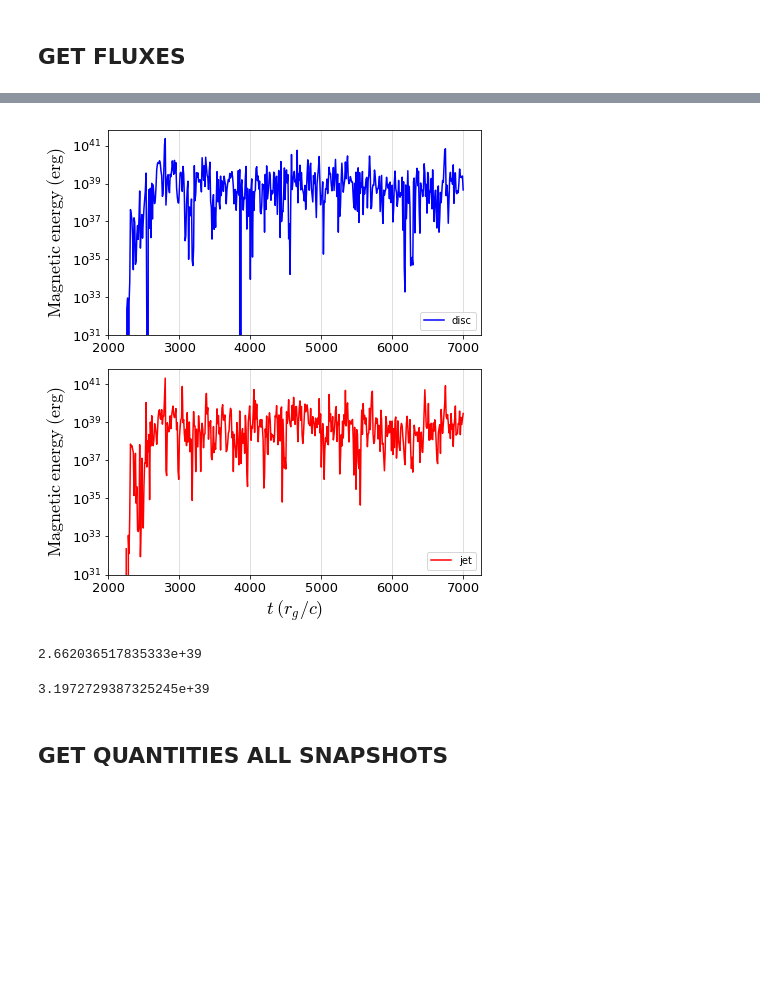
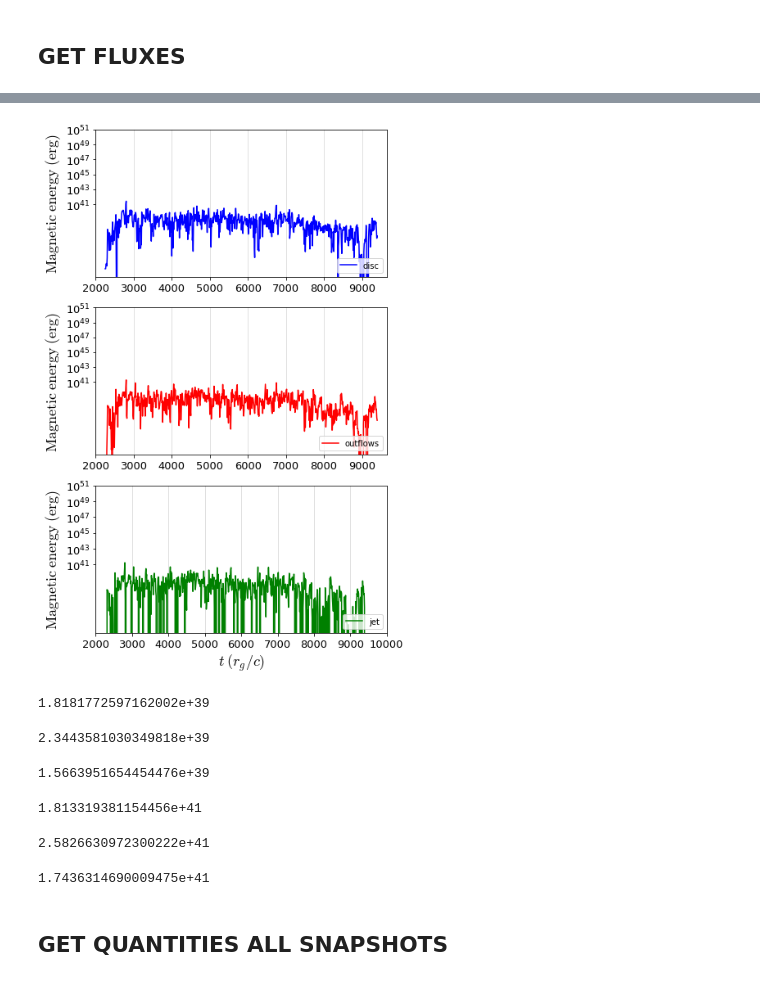
Before and after one commit to outflows/gyst, a Jupyter notebook: characterize.ipynb, the cells around one changed output, grey strips where cells are left out. Cells and saved outputs as stored; diff of their text form; code cells hidden in the pictures; blank space fills up the shorter version.

Commit message:
jet, outflows, disc

```diff
--- a/characterize.ipynb
+++ b/characterize.ipynb
@@ -2827,19 +3011,20 @@ if (savef):
 # %%
-time = list(range(225, 701))
+time = list(range(225, 941))
 time = np.array(time)
 time=10*time
-myfigname = "magenergy_2D.png"
+myfigname = "magenergy_m87.png"
 savef = 0
 
 fontsize=13
 latexsize=18
 
-myfilename_d = "/work/gustavo/gyst/magenergy_2D_disc.dat"
+myfilename_d = "/work/gustavo/gyst/Be105/magenergy_2D_disc.dat"
 mylabel_d = "disc"
 mycolor_d = "blue"
-myfilename_j = "/work/gustavo/gyst/magenergy_2D_jet.dat"
+myfilename_j = "/work/gustavo/gyst/Be105/magenergy_2D_jet.dat"
 mylabel_j = "jet"
 mycolor_j = "red"
+myfilename_jo = "/work/gustavo/gyst/Be105/magenergy_2D_jetonly.dat"
 
 myfile_d = open(myfilename_d, "r")
 mydata_d = pd.read_csv(myfilename_d, header=None)
@@ -2853,55 +3038,93 @@ magenext_j = mydata_j.values
 magenext_j = np.array(magenext_j)
 myfile_j.close()
 
+myfile_jo = open(myfilename_jo, "r")
+mydata_jo = pd.read_csv(myfilename_jo, header=None)
+magenext_jo = mydata_jo.values
+magenext_jo = np.array(magenext_jo)
+myfile_jo.close()
+
 hfont = {'fontname':'Helvetica'}
-fig = plt.figure(figsize=[6.4, 7.2])
+fig = plt.figure(figsize=[6.4, 9.6])
 #fig = plt.figure(figsize=[12.8, 14.4])
-gs = GridSpec(2,1)
+gs = GridSpec(3,1)
 
 ax1 = plt.subplot(gs[0,0])
 ax1.plot(time,magenext_d*B_unit*B_unit*L_unit*L_unit*L_unit, color=mycolor_d, label=mylabel_d)
 #ax1.plot(time,np.log10(magenext_d*B_unit*B_unit*L_unit*L_unit*L_unit), color=mycolor_d, label=mylabel_d)
 ax1.set_yscale('log')
 #_, max_ = plt.ylim()
 #plt.ylim(0,4)
 #plt.xlabel(r"$t\;(10r_g/c)$", fontsize=16)
 plt.ylabel(r"$\mathrm{Magnetic\;energy}\;(\mathrm{erg})$", fontsize=latexsize)
 #plt.ylabel(r"$B^2/8\pi\;(10^{38}\;\mathrm{erg})$", fontsize=18)
-plt.xticks([2000,3000,4000,5000,6000,7000],fontsize=fontsize)
+plt.xticks([2000,3000,4000,5000,6000,7000,8000,9000,10000],fontsize=fontsize)
 plt.setp(ax1.get_xticklabels(), visible=True)
-plt.yticks([10**31,10**33,10**35,10**37,10**39,10**41],fontsize=fontsize)
+plt.yticks([10**41,10**43,10**45,10**47,10**49,10**51],fontsize=fontsize)
 plt.grid(axis='x', alpha=0.5)
 plt.legend(loc='lower right')
 
 ax2 = plt.subplot(gs[1,0], sharex=ax1)
-ax2.plot(time,magenext_j*B_unit*B_unit*L_unit*L_unit*L_unit, color=mycolor_j, label=mylabel_j)
+ax2.plot(time,magenext_j*B_unit*B_unit*L_unit*L_unit*L_unit, color=mycolor_j, label='outflows')
 #ax2.plot(time,np.log10(magenext_j*B_unit*B_unit*L_unit*L_unit*L_unit), color=mycolor_j, label=mylabel_j)
 ax2.set_yscale('log')
 #_, max_ = plt.ylim()
 #plt.ylim(0,4)
-plt.xlim(2000,7250)
-plt.xlabel(r"$t\;(r_g/c)$", fontsize=latexsize)
+plt.xlim(2000,9650)
+#plt.xlabel(r"$t\;(r_g/c)$", fontsize=latexsize)
 plt.ylabel(r"$\mathrm{Magnetic\;energy}\;(\mathrm{erg})$", fontsize=latexsize)
 #plt.ylabel(r"$B^2/8\pi\;(10^{38}\;\mathrm{erg})$", fontsize=18)
-plt.xticks([2000,3000,4000,5000,6000,7000],fontsize=fontsize)
-plt.yticks([10**31,10**33,10**35,10**37,10**39,10**41],fontsize=fontsize)
+plt.xticks([2000,3000,4000,5000,6000,7000,8000,9000,10000],fontsize=fontsize)
+plt.yticks([10**41,10**43,10**45,10**47,10**49,10**51],fontsize=fontsize)
 plt.legend(loc='lower right')
 plt.grid(axis='x', alpha=0.5)
 plt.tight_layout()
 
-savef=1
+ax3 = plt.subplot(gs[2,0], sharex=ax1)
+ax3.plot(time,magenext_jo*B_unit*B_unit*L_unit*L_unit*L_unit, color='green', label=mylabel_j)
+#ax2.plot(time,np.log10(magenext_j*B_unit*B_unit*L_unit*L_unit*L_unit), color=mycolor_j, label=mylabel_j)
+ax3.set_yscale('log')
+#_, max_ = plt.ylim()
+#plt.ylim(0,4)
+plt.xlim(2000,9650)
+plt.xlabel(r"$t\;(r_g/c)$", fontsize=latexsize)
+plt.ylabel(r"$\mathrm{Magnetic\;energy}\;(\mathrm{erg})$", fontsize=latexsize)
+#plt.ylabel(r"$B^2/8\pi\;(10^{38}\;\mathrm{erg})$", fontsize=18)
+plt.xticks([2000,3000,4000,5000,6000,7000,8000,9000,10000],fontsize=fontsize)
+plt.yticks([10**41,10**43,10**45,10**47,10**49,10**51],fontsize=fontsize)
+plt.legend(loc='lower right')
+plt.grid(axis='x', alpha=0.5)
+plt.tight_layout()
+
+savef=0
 if (savef):
     plt.savefig(myfigname, dpi=150)
 # %% [output]
-[figure, old version]
+[figure, new version]
 # %%
 np.mean(magenext_j*B_unit*B_unit*L_unit*L_unit*L_unit)
 # %% [output]
-2.662036517835333e+39
+1.8181772597162002e+39
 # %%
 np.mean(magenext_d*B_unit*B_unit*L_unit*L_unit*L_unit)
 # %% [output]
-3.1972729387325245e+39
+2.3443581030349818e+39
+# %%
+np.mean(magenext_jo*B_unit*B_unit*L_unit*L_unit*L_unit)
+# %% [output]
+1.5663951654454476e+39
+# %%
+np.max(magenext_j*B_unit*B_unit*L_unit*L_unit*L_unit)
+# %% [output]
+1.813319381154456e+41
+# %%
+np.max(magenext_d*B_unit*B_unit*L_unit*L_unit*L_unit)
+# %% [output]
+2.5826630972300222e+41
+# %%
+np.max(magenext_jo*B_unit*B_unit*L_unit*L_unit*L_unit)
+# %% [output]
+1.7436314690009475e+41
 # %% [markdown]
 ## GET QUANTITIES ALL SNAPSHOTS
 # %%
```
Also changed, not shown: parts of 57 cells of this notebook, 5 other files.
